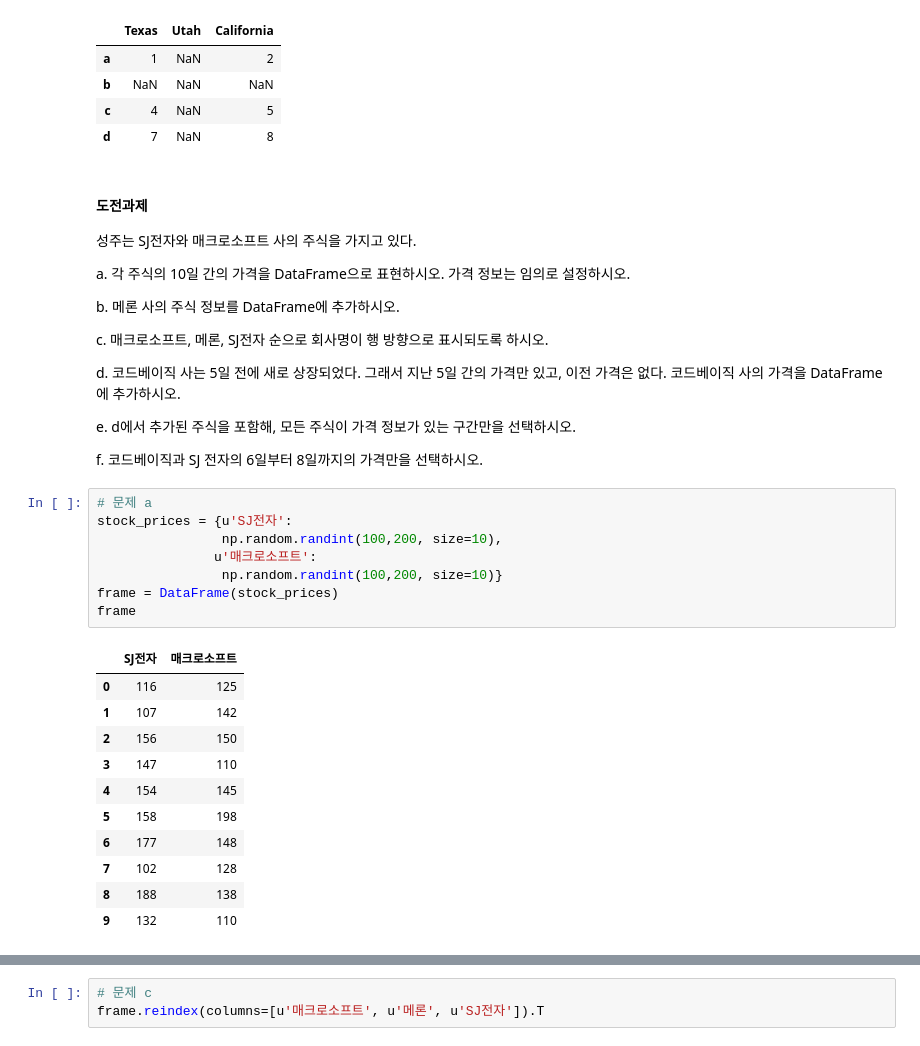
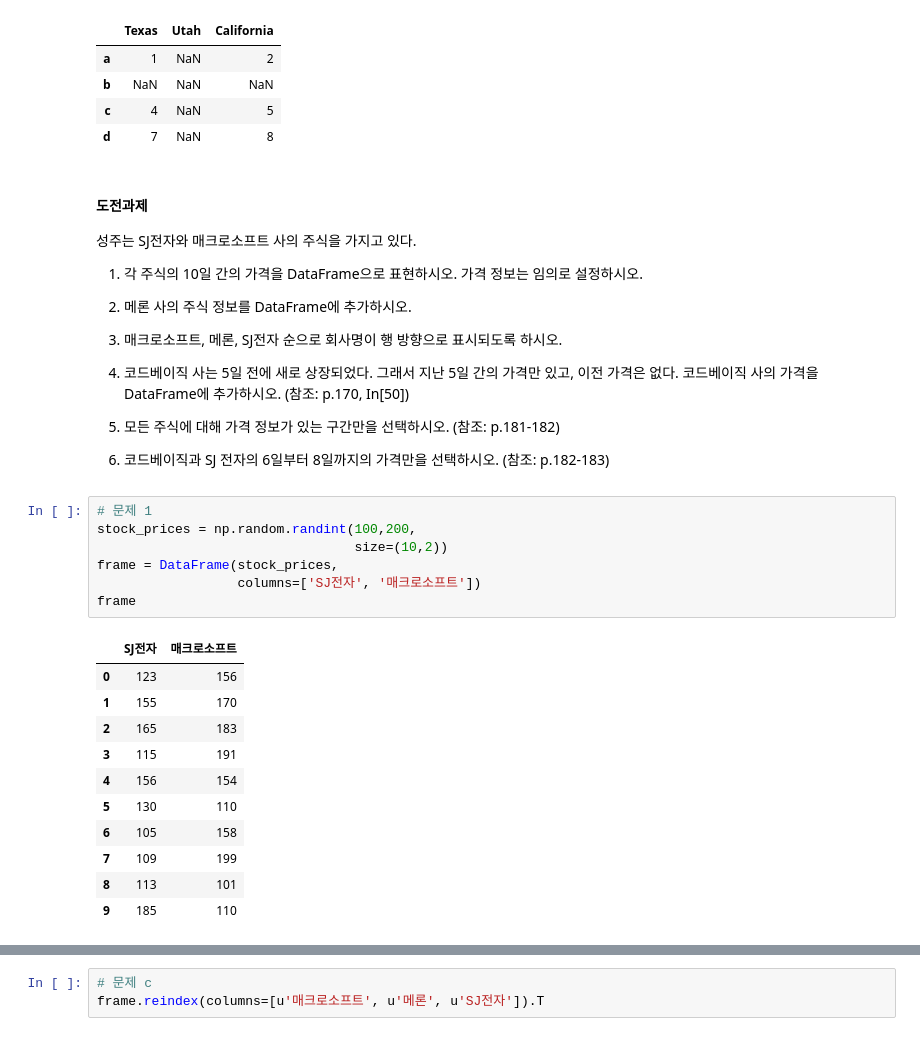
Before and after one commit to lseongjoo/bigpy, a Jupyter notebook: pandas.ipynb, the cells around one changed output, grey strips where cells are left out. Cells and saved outputs as stored; diff of their text form.

```diff
--- a/pandas.ipynb
+++ b/pandas.ipynb
@@ -764,35 +794,34 @@ frame.ix[['a', 'b', 'c', 'd'], states]
 
 성주는 SJ전자와 매크로소프트 사의 주식을 가지고 있다.
 
-a. 각 주식의 10일 간의 가격을 DataFrame으로 표현하시오. 가격 정보는 임의로 설정하시오.
+1. 각 주식의 10일 간의 가격을 DataFrame으로 표현하시오. 가격 정보는 임의로 설정하시오.
 
-b. 메론 사의 주식 정보를 DataFrame에 추가하시오.
+2. 메론 사의 주식 정보를 DataFrame에 추가하시오.
 
-c. 매크로소프트, 메론, SJ전자 순으로 회사명이 행 방향으로 표시되도록 하시오.
+3. 매크로소프트, 메론, SJ전자 순으로 회사명이 행 방향으로 표시되도록 하시오.
 
-d. 코드베이직 사는 5일 전에 새로 상장되었다. 그래서 지난 5일 간의 가격만 있고, 이전 가격은 없다. 코드베이직 사의 가격을 DataFrame에 추가하시오.
+4. 코드베이직 사는 5일 전에 새로 상장되었다. 그래서 지난 5일 간의 가격만 있고, 이전 가격은 없다. 코드베이직 사의 가격을 DataFrame에 추가하시오. (참조: p.170, In[50])
 
-e. d에서 추가된 주식을 포함해, 모든 주식이 가격 정보가 있는 구간만을 선택하시오.
+5. 모든 주식에 대해 가격 정보가 있는 구간만을 선택하시오. (참조: p.181-182)
 
-f. 코드베이직과 SJ 전자의 6일부터 8일까지의 가격만을 선택하시오.
+6. 코드베이직과 SJ 전자의 6일부터 8일까지의 가격만을 선택하시오. (참조: p.182-183)
 # %%
-# 문제 a
-stock_prices = {u'SJ전자':
-                np.random.randint(100,200, size=10),
-               u'매크로소프트':
-                np.random.randint(100,200, size=10)}
-frame = DataFrame(stock_prices)
+# 문제 1
+stock_prices = np.random.randint(100,200,
+                                 size=(10,2))
+frame = DataFrame(stock_prices,
+                  columns=['SJ전자', '매크로소프트'])
 frame
 # %% [output]
 |  | SJ전자 | 매크로소프트 |
-| 0 | 116 | 125 |
-| 1 | 107 | 142 |
-| 2 | 156 | 150 |
-| 3 | 147 | 110 |
-| 4 | 154 | 145 |
-| 5 | 158 | 198 |
-| 6 | 177 | 148 |
-| 7 | 102 | 128 |
-| 8 | 188 | 138 |
-| 9 | 132 | 110 |
+| 0 | 123 | 156 |
+| 1 | 155 | 170 |
+| 2 | 165 | 183 |
+| 3 | 115 | 191 |
+| 4 | 156 | 154 |
+| 5 | 130 | 110 |
+| 6 | 105 | 158 |
+| 7 | 109 | 199 |
+| 8 | 113 | 101 |
+| 9 | 185 | 110 |
 # %%
```
Also changed, not shown: parts of 25 cells of this notebook, 1 other file.
